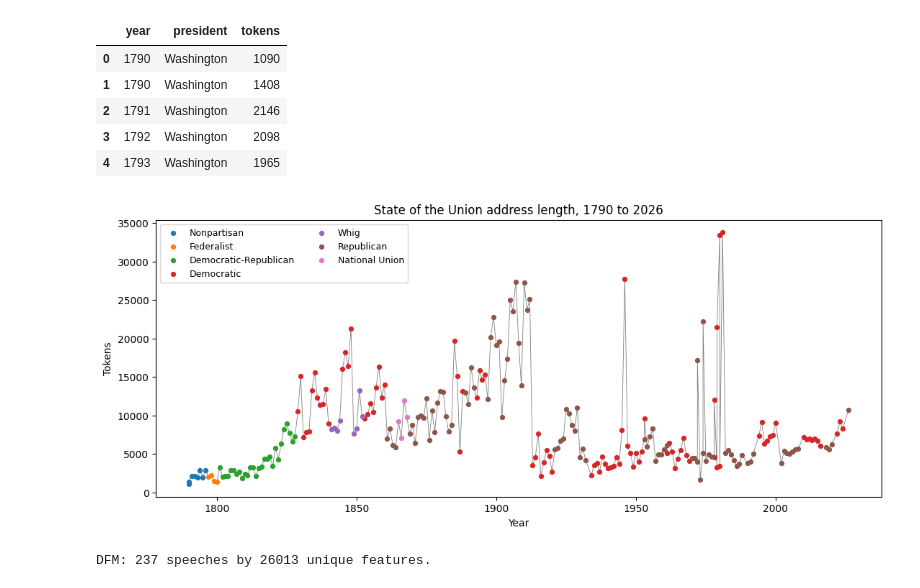
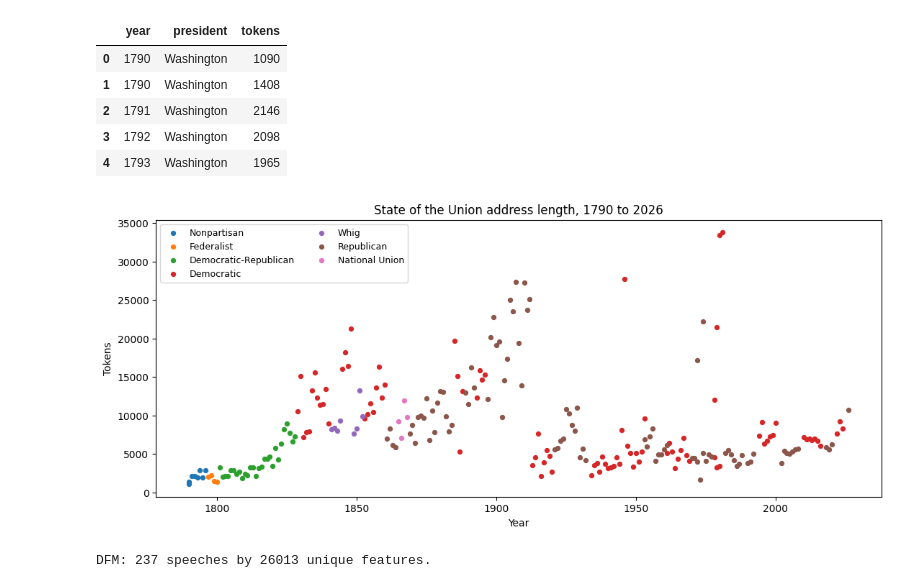
Before and after one commit to DH-Oz/CorpusAnalysis, a Jupyter notebook: 1-sotu-first-look.ipynb, the cells around one changed output. Saved outputs shown, nothing was run; the diff lists cells and outputs as text; code cells hidden in the pictures.

```diff
--- a/1-sotu-first-look.ipynb
+++ b/1-sotu-first-look.ipynb
@@ -107,24 +107,21 @@ df[['year', 'president', 'tokens']].head(5)
 | 2 | 1791 | Washington | 2146 |
 | 3 | 1792 | Washington | 2098 |
 | 4 | 1793 | Washington | 1965 |
-# %%
-# Length across two centuries. A single line follows the speeches in year order,
-# and the points are coloured by party. Drawing one line per party instead would
-# connect speeches across the decades between a party's terms, inventing trends
-# that are not there.
-by_year = df.sort_values('year')
-plt.figure(figsize=(13, 5))
-plt.plot(by_year['year'], by_year['tokens'], color='grey', linewidth=0.6, zorder=1)
-for party in df['party'].unique():
-    party_speeches = df[df['party'] == party]
-    plt.scatter(party_speeches['year'], party_speeches['tokens'], s=18, label=party, zorder=2)
-plt.xlabel('Year')
-plt.ylabel('Tokens')
-plt.title('State of the Union address length, 1790 to 2026')
-plt.legend(loc='upper left', fontsize=9, ncol=2)
-plt.show()
-# %% [output]
-[figure, removed]
+# %%
+# Length across two centuries, one point per speech, coloured by party. The speeches
+# are separate events, so we draw points and no line between them. A line would slope
+# across the years between two addresses and imply measurements nobody took.
+plt.figure(figsize=(13, 5))
+for party in df['party'].unique():
+    party_speeches = df[df['party'] == party]
+    plt.scatter(party_speeches['year'], party_speeches['tokens'], s=18, label=party)
+plt.xlabel('Year')
+plt.ylabel('Tokens')
+plt.title('State of the Union address length, 1790 to 2026')
+plt.legend(loc='upper left', fontsize=9, ncol=2)
+plt.show()
+# %% [output]
+[figure, added]
 # %%
 # A document-feature matrix (DFM) holds the count of every word in every document.
 # sklearn.feature_extraction.text.CountVectorizer builds it in one call, with English
```
Also changed, not shown: parts of 3 cells of this notebook, 1 other file.
